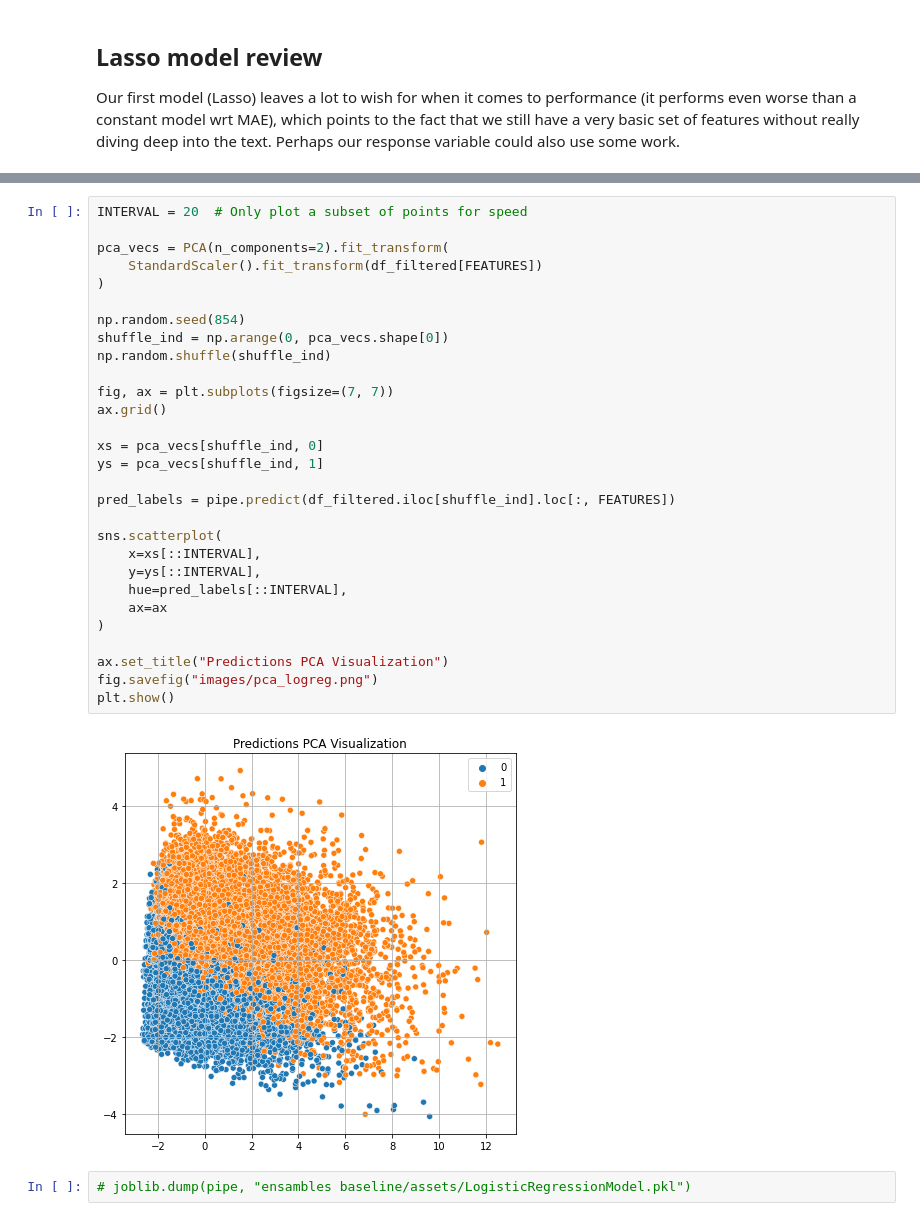
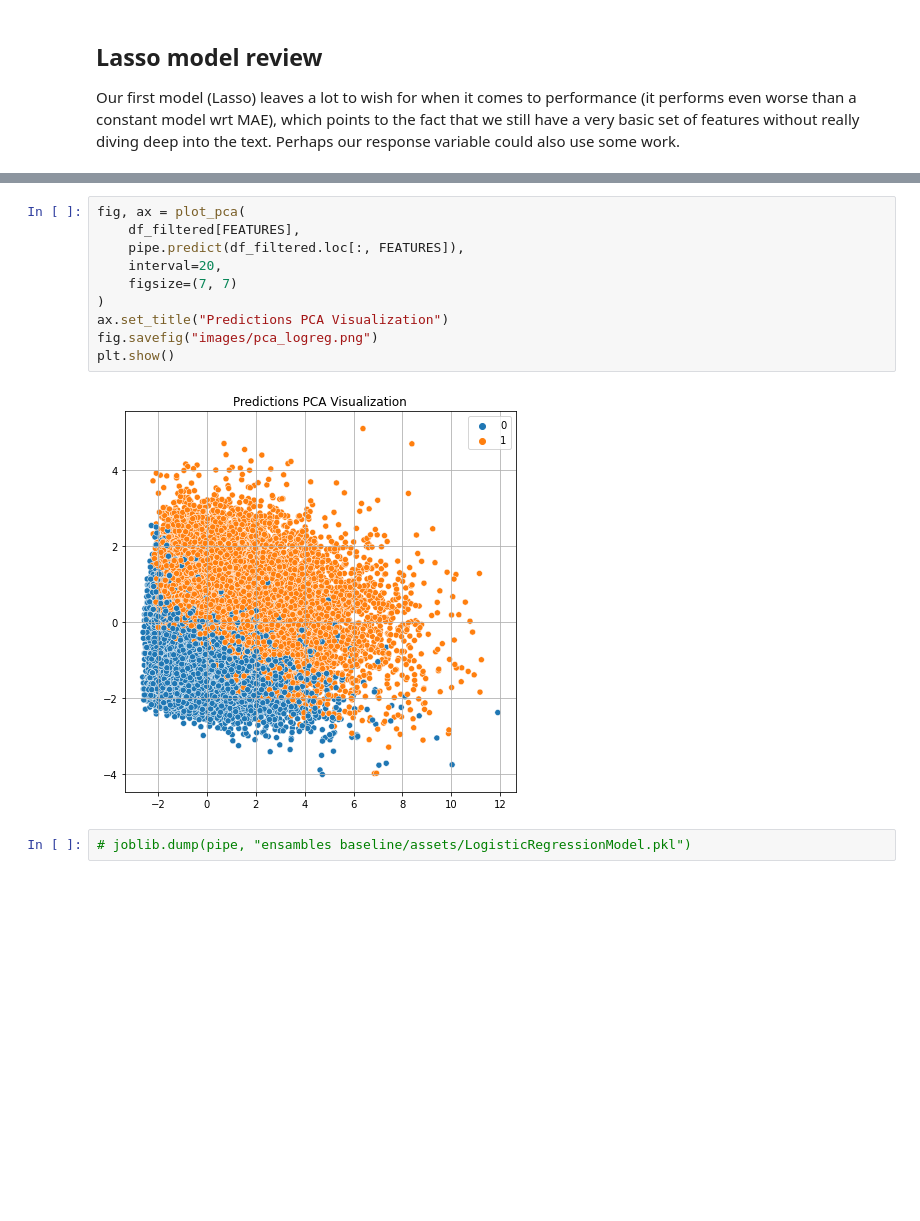
Before and after one commit to factoredai/sokrates, a Jupyter notebook: Exploration.ipynb, the cells around one changed output, grey strips where cells are left out. Saved outputs shown, nothing was run; the diff lists cells and outputs as text; blank space fills up the shorter version.

```diff
--- a/Exploration.ipynb
+++ b/Exploration.ipynb
@@ -566,34 +581,15 @@ coeff
-# %%
-INTERVAL = 20  # Only plot a subset of points for speed
-
-pca_vecs = PCA(n_components=2).fit_transform(
-    StandardScaler().fit_transform(df_filtered[FEATURES])
-)
-
-np.random.seed(854)
-shuffle_ind = np.arange(0, pca_vecs.shape[0])
-np.random.shuffle(shuffle_ind)
-
-fig, ax = plt.subplots(figsize=(7, 7))
-ax.grid()
-
-xs = pca_vecs[shuffle_ind, 0]
-ys = pca_vecs[shuffle_ind, 1]
-
-pred_labels = pipe.predict(df_filtered.iloc[shuffle_ind].loc[:, FEATURES])
-
-sns.scatterplot(
-    x=xs[::INTERVAL],
-    y=ys[::INTERVAL],
-    hue=pred_labels[::INTERVAL],
-    ax=ax
-)
-
-ax.set_title("Predictions PCA Visualization")
-fig.savefig("images/pca_logreg.png")
-plt.show()
-# %% [output]
-[figure, removed]
+# %%
+fig, ax = plot_pca(
+    df_filtered[FEATURES],
+    pipe.predict(df_filtered.loc[:, FEATURES]),
+    interval=20,
+    figsize=(7, 7)
+)
+ax.set_title("Predictions PCA Visualization")
+fig.savefig("images/pca_logreg.png")
+plt.show()
+# %% [output]
+[figure, added]
 # %%
 # joblib.dump(pipe, "ensambles baseline/assets/LogisticRegressionModel.pkl")
 # %% [markdown]
```
Also changed, not shown: parts of 13 cells of this notebook.
